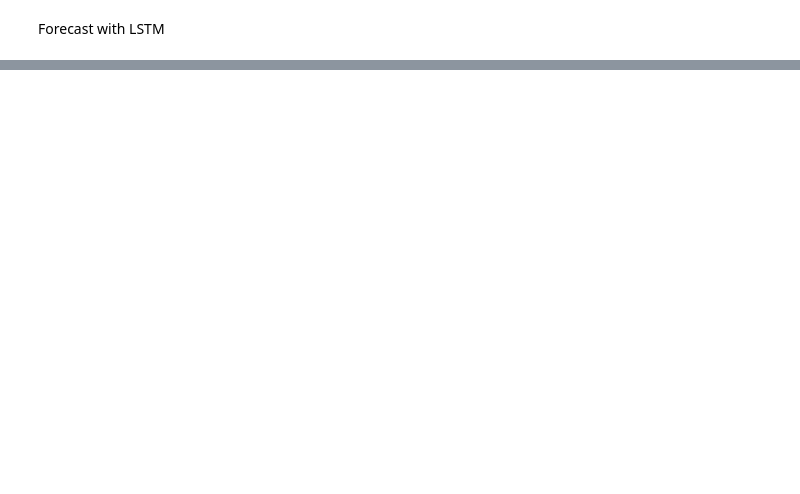
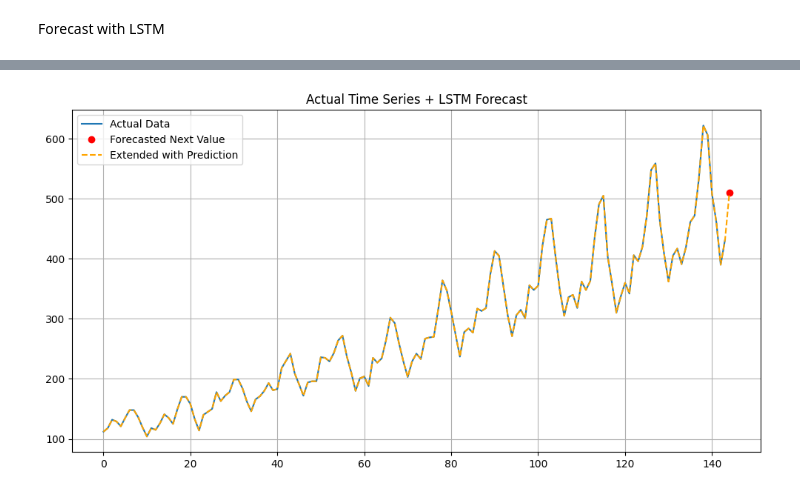
Before and after one commit to monoerea/twt-xnn-mlops, a Jupyter notebook: Exercises/Week 9/week_9_exercise.ipynb, the cells around one changed output, grey strips where cells are left out. Saved outputs shown, nothing was run; the diff lists cells and outputs as text; code cells hidden in the pictures; blank space fills up the shorter version.

```diff
--- a/Exercises/Week 9/week_9_exercise.ipynb
+++ b/Exercises/Week 9/week_9_exercise.ipynb
@@ -167,9 +173,9 @@ Build and train the LSTM model
 # %%
 from tensorflow.keras.models import Sequential
 from tensorflow.keras.layers import LSTM, Dense
-model = Sequential()
-model.add(LSTM(50, activation='relu', input_shape=(window_size, 1)))
-model.add(Dense(1))
-model.compile(optimizer='adam', loss='mse')
-model.fit(X, y, epochs=20, verbose=1)
+ltsm_model = Sequential()
+ltsm_model.add(LSTM(50, activation='relu', input_shape=(window_size, 1)))
+ltsm_model.add(Dense(1))
+ltsm_model.compile(optimizer='adam', loss='mse')
+ltsm_model.fit(X, y, epochs=20, verbose=1)
 # %% [output]
@@ -179,7 +203,8 @@ Forecast with LSTM
 # %%
 last_sequence = scaled_data[-window_size:]
 last_sequence = last_sequence.reshape((1, window_size, 1))
-prediction = model.predict(last_sequence)
+prediction = ltsm_model.predict(last_sequence)
+
 forecasted_value = scaler.inverse_transform(prediction)
 print("Next predicted value:", forecasted_value)
 # %% [output]
@@ -186,0 +213,15 @@ IndexError: only integers, slices (`:`), ellipsis (`...`), numpy.newaxis (`None`
+# %%
+
+actual = scaler.inverse_transform(scaled_data)
+extended = np.append(actual, forecasted_value)
+
+fig_lstm = plt.figure(figsize=(12, 6))
+plt.plot(actual, label='Actual Data')
+plt.plot(len(actual), forecasted_value[0, 0], 'ro', label='Forecasted Next Value')
+plt.plot(extended, '--', color='orange', label='Extended with Prediction')
+plt.title('Actual Time Series + LSTM Forecast')
+plt.legend()
+plt.grid(True)
+fig_lstm.show()
+# %% [output]
+[figure, added]
```
Also changed, not shown: parts of 18 cells of this notebook.
